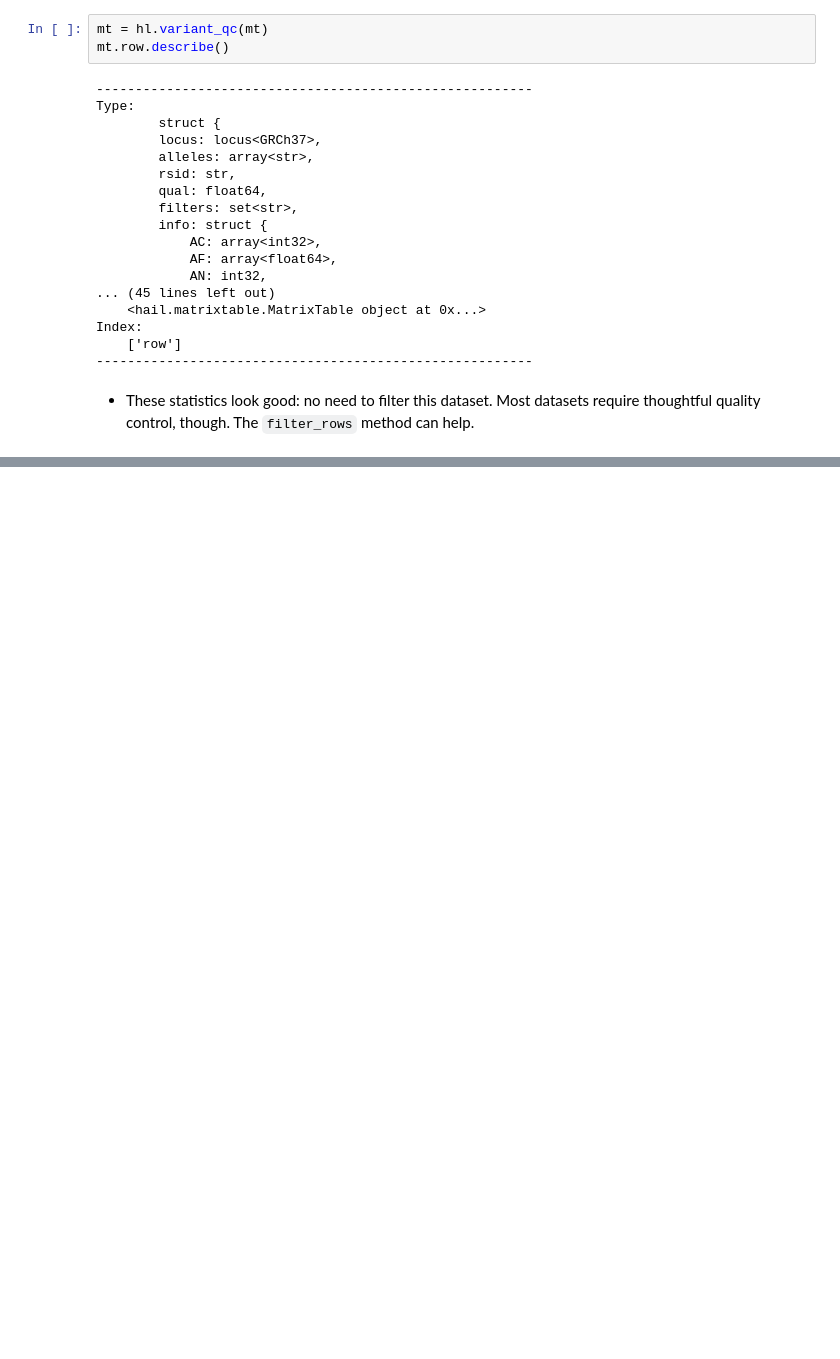
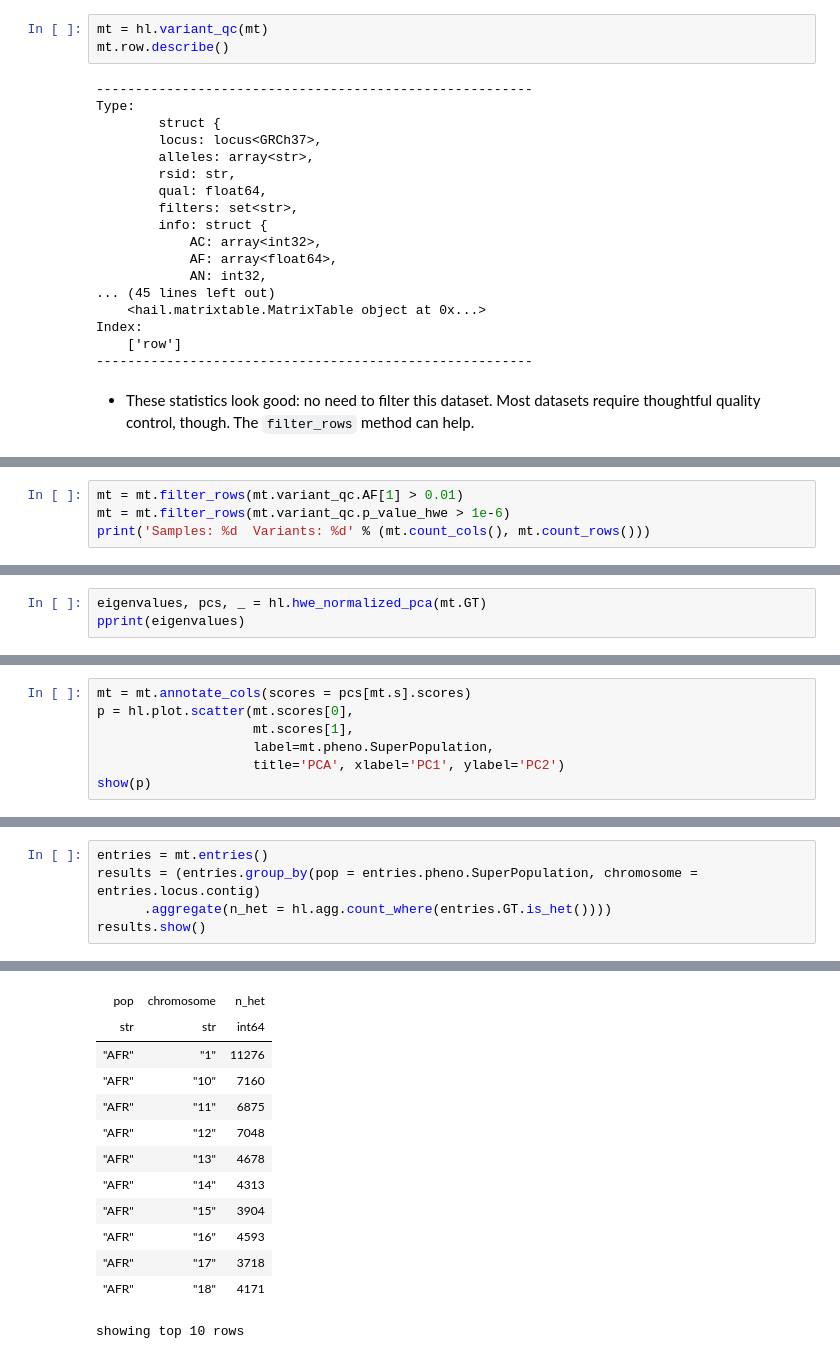
Before and after one commit to bambrozio/bioinformatics, a Jupyter notebook: hail/HailGWASTutorial.ipynb, the cells around one changed output, grey strips where cells are left out. Drawn from its saved outputs; the diff is of its cells as text; blank space fills up the shorter version.

```diff
--- a/hail/HailGWASTutorial.ipynb
+++ b/hail/HailGWASTutorial.ipynb
@@ -377,0 +381,4 @@ Index:
+# %%
+mt = mt.filter_rows(mt.variant_qc.AF[1] > 0.01)
+mt = mt.filter_rows(mt.variant_qc.p_value_hwe > 1e-6)
+print('Samples: %d  Variants: %d' % (mt.count_cols(), mt.count_rows()))
@@ -377,0 +438,3 @@ Index:
+# %%
+eigenvalues, pcs, _ = hl.hwe_normalized_pca(mt.GT)
+pprint(eigenvalues)
@@ -377,0 +467,7 @@ Index:
+# %%
+mt = mt.annotate_cols(scores = pcs[mt.s].scores)
+p = hl.plot.scatter(mt.scores[0],
+                    mt.scores[1],
+                    label=mt.pheno.SuperPopulation,
+                    title='PCA', xlabel='PC1', ylabel='PC2')
+show(p)
@@ -377,0 +510,6 @@ Index:
+# %%
+entries = mt.entries()
+results = (entries.group_by(pop = entries.pheno.SuperPopulation, chromosome = entries.locus.contig)
+      .aggregate(n_het = hl.agg.count_where(entries.GT.is_het())))
+results.show()
+# %% [output]
@@ -377,0 +519,13 @@ Index:
+| pop | chromosome | n_het |
+| str | str | int64 |
+| "AFR" | "1" | 11276 |
+| "AFR" | "10" | 7160 |
+| "AFR" | "11" | 6875 |
+| "AFR" | "12" | 7048 |
+| "AFR" | "13" | 4678 |
+| "AFR" | "14" | 4313 |
+| "AFR" | "15" | 3904 |
+| "AFR" | "16" | 4593 |
+| "AFR" | "17" | 3718 |
+| "AFR" | "18" | 4171 |
+showing top 10 rows
```
Also changed, not shown: parts of 28 cells of this notebook.
